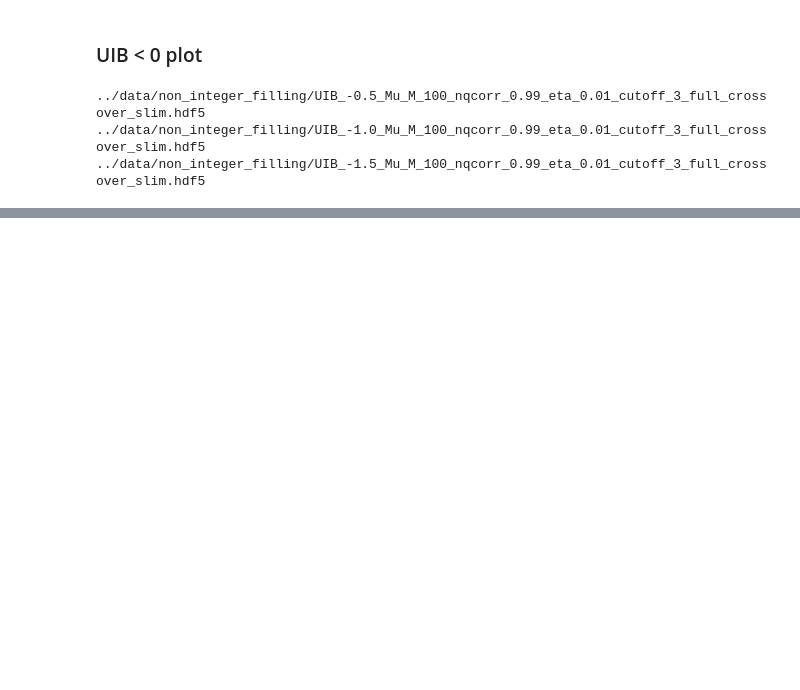
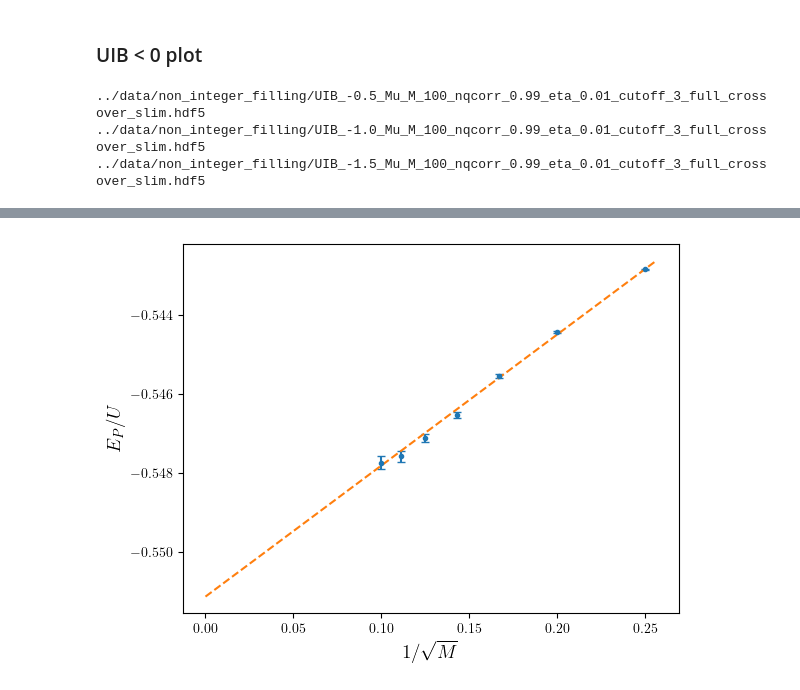
Before and after one commit to ragheedalhyder/BoseHubbard, a Jupyter notebook: src/Spectral_Density_vs_dJU_fixed_density_SCT_nonInteger.ipynb, the cells around one changed output, grey strips where cells are left out. Saved outputs shown, nothing was run; the diff lists cells and outputs as text; code cells hidden in the pictures; blank space fills up the shorter version.

```diff
--- a/src/Spectral_Density_vs_dJU_fixed_density_SCT_nonInteger.ipynb
+++ b/src/Spectral_Density_vs_dJU_fixed_density_SCT_nonInteger.ipynb
@@ -1083,0 +1509,16 @@ fig.savefig(filename, dpi=300, bbox_inches='tight')
+# %%
+import pandas as pd
+import matplotlib.pyplot as plt
+
+df = pd.read_csv('extrapolation_example.csv')
+
+fig, ax = plt.subplots()
+ax.errorbar(1 / df['L'], df['E_p'], yerr=df['E_p_err'], fmt='.', capsize=3)
+ax.plot([0, 1/3.9], [df['E_fit'][0], df['E_fit'][0] + df['factor'][0] / 3.9], linestyle = '--')
+
+ax.set_xlabel(r'$1/\sqrt{M}$', fontsize=14)
+ax.set_ylabel(r'$E_P/U$', fontsize=14)
+
+plt.show()
+# %% [output]
+[figure, added]
```
Also changed, not shown: parts of 16 cells of this notebook, 23 other files.
